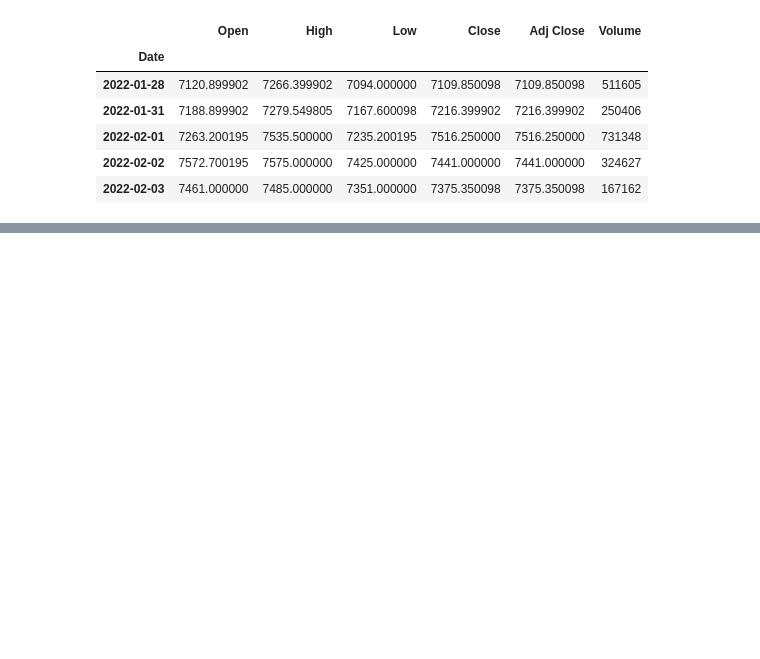
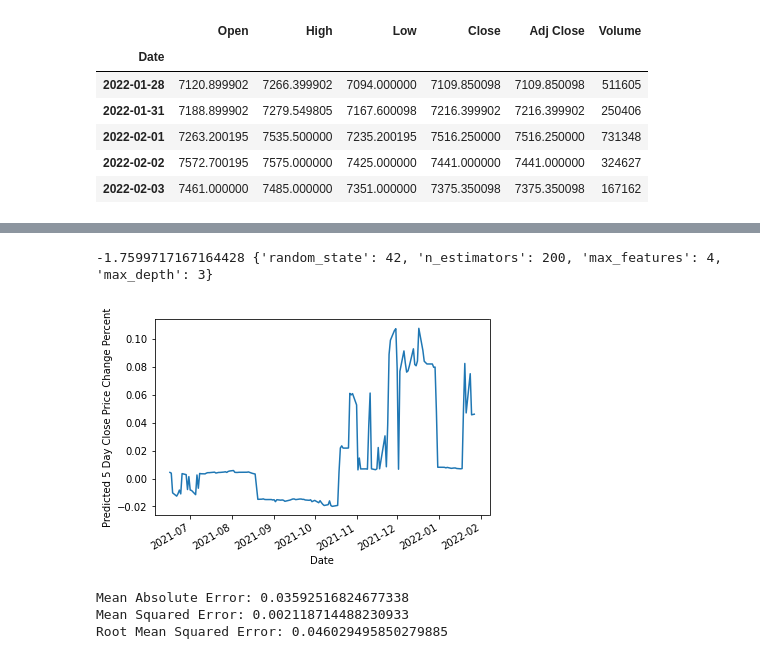
Before and after one commit to rajeev2712/repo1_gen, a Jupyter notebook: Random_Forest_Model.ipynb, the cells around one changed output, grey strips where cells are left out. Saved outputs shown, nothing was run; the diff lists cells and outputs as text; code cells hidden in the pictures; blank space fills up the shorter version.

```diff
--- a/Random_Forest_Model.ipynb
+++ b/Random_Forest_Model.ipynb
@@ -164,0 +212,54 @@ stock_Hul.tail()
+# %%
+stock_Hul['Volume_1d_change'] = stock_Hul['Volume'].pct_change()
+
+volume_features = ['Volume_1d_change']
+feature_names_Hul.extend(volume_features)
+# %%
+stock_Hul['5d_future_close'] = stock_Hul['Adj Close'].shift(-5)
+stock_Hul['5d_close_future_pct'] = stock_Hul['5d_future_close'].pct_change(5)
+# %%
+stock_Hul.dropna(inplace=True)
+
+X = stock_Hul[feature_names_Hul]
+y = stock_Hul['5d_close_future_pct']
+
+train_size = int(0.85 * y.shape[0])
+X_train = X[:train_size]
+y_train = y[:train_size]
+X_test = X[train_size:]
+y_test = y[train_size:]
+# %%
+grid = {'n_estimators': [200,500], 'max_depth': [3,5], 'max_features': [4, 8], 'random_state': [42]}
+test_scores = []
+
+rf_model = RandomForestRegressor()
+
+for g in ParameterGrid(grid):
+    rf_model.set_params(**g)
+    rf_model.fit(X_train, y_train)
+    test_scores.append(rf_model.score(X_test, y_test))
+
+best_index = np.argmax(test_scores)
+print(test_scores[best_index], ParameterGrid(grid)[best_index])
+# %% [output]
+-1.7599717167164428 {'random_state': 42, 'n_estimators': 200, 'max_features': 4, 'max_depth': 3}
+# %%
+rf_model = RandomForestRegressor(n_estimators=200, max_depth=3, max_features=4, random_state=42)
+rf_model.fit(X_train, y_train)
+
+y_pred = rf_model.predict(X_test)
+
+y_pred_series = pd.Series(y_pred, index=y_test.index)
+y_pred_series.plot()
+plt.ylabel("Predicted 5 Day Close Price Change Percent")
+plt.show()
+# %% [output]
+[figure, added]
+# %%
+print('Mean Absolute Error:', metrics.mean_absolute_error(y_test, y_pred))
+print('Mean Squared Error:', metrics.mean_squared_error(y_test, y_pred))
+print('Root Mean Squared Error:', np.sqrt(metrics.mean_squared_error(y_test, y_pred)))
+# %% [output]
+Mean Absolute Error: 0.03592516824677338
+Mean Squared Error: 0.002118714488230933
+Root Mean Squared Error: 0.046029495850279885
```
Also changed, not shown: parts of 12 cells of this notebook.
